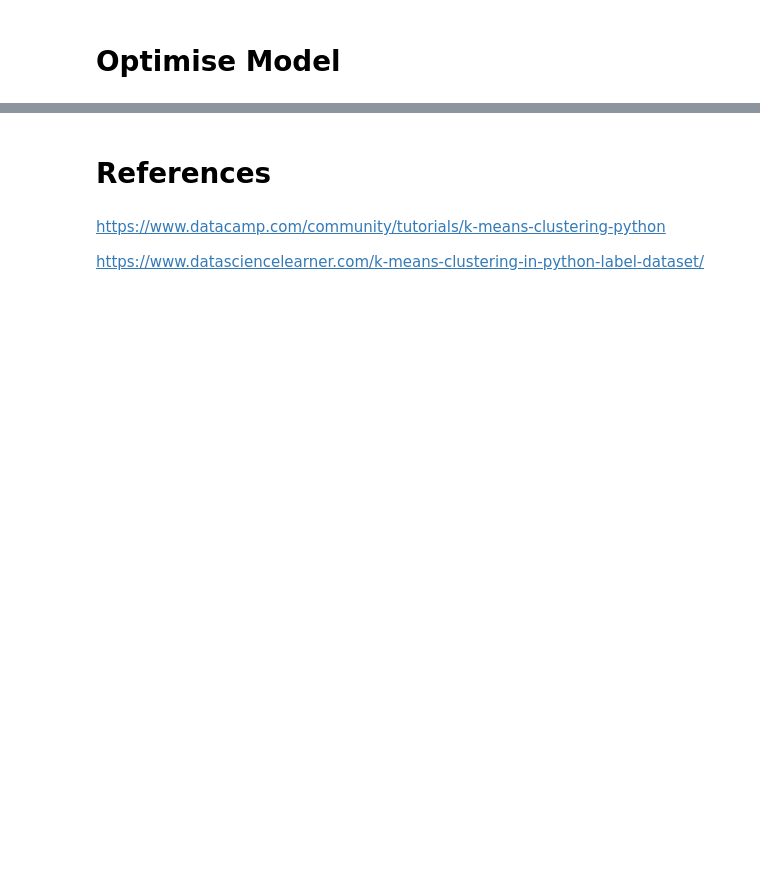
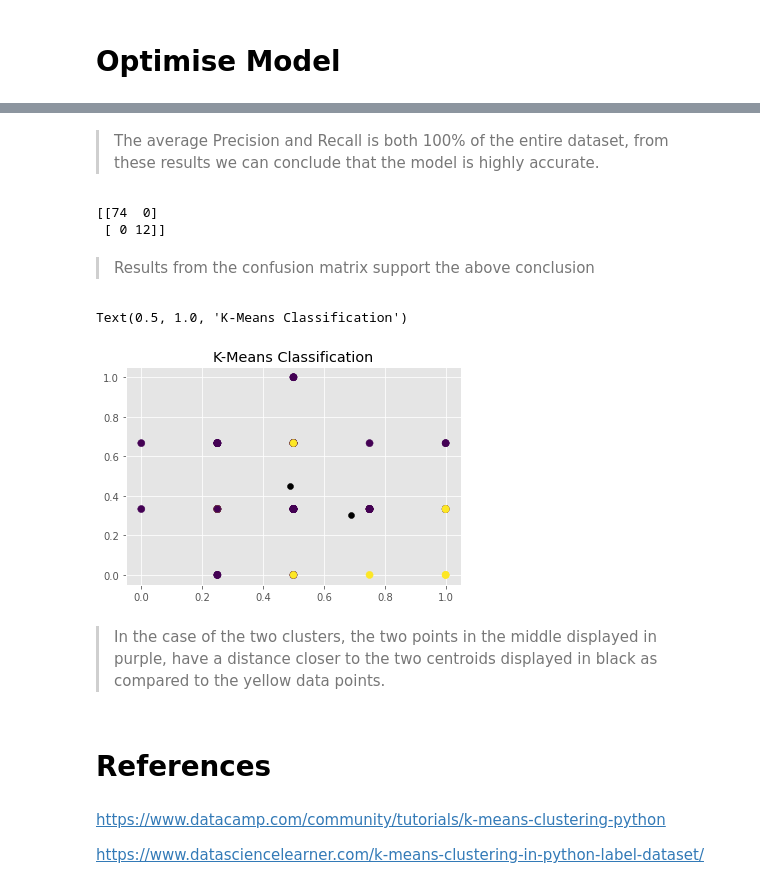
Before and after one commit to Shalom91/K-Means_Whisky_Data, a Jupyter notebook: Whisky_Profiles.ipynb, the cells around one changed output, grey strips where cells are left out. Drawn from its saved outputs; the diff is of its cells as text; code cells hidden in the pictures; blank space fills up the shorter version.

```diff
--- a/Whisky_Profiles.ipynb
+++ b/Whisky_Profiles.ipynb
@@ -151,3 +166,21 @@ print(correct/len(x))
+# %% [markdown]
+> The average Precision and Recall is both 100% of the entire dataset, from these results we can conclude that the model is highly accurate.
+# %%
+print(confusion_matrix(y, kmeans.labels_))
+# %% [output]
+[[74  0]
+ [ 0 12]]
+# %% [markdown]
+> Results from the confusion matrix support the above conclusion
+# %%
+plt.scatter(x[:,0], x[:,1], c=y, cmap='viridis', s=50)
+plt.scatter(kmeans.cluster_centers_[:,0] ,kmeans.cluster_centers_[:,1], color='black')
+plt.title('K-Means Classification')
+# %% [output]
+Text(0.5, 1.0, 'K-Means Classification')
+[figure, added]
+# %% [markdown]
+> In the case of the two clusters, the two points in the middle displayed in purple, have a distance closer to the two centroids displayed in black as compared to the yellow data points.
 # %% [markdown]
 # References
 # %% [markdown]
```
Also changed, not shown: parts of 15 cells of this notebook.
